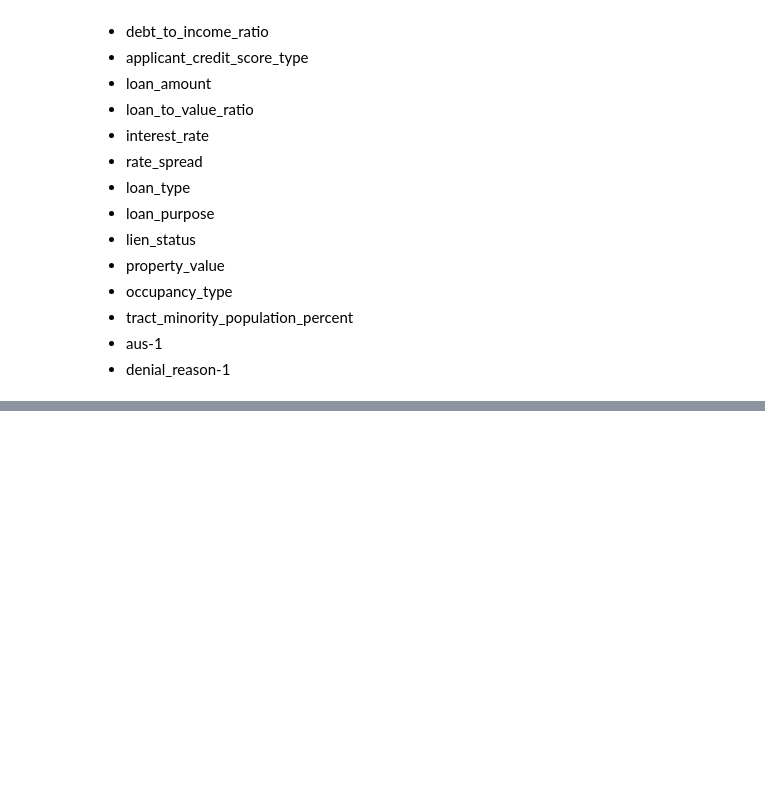
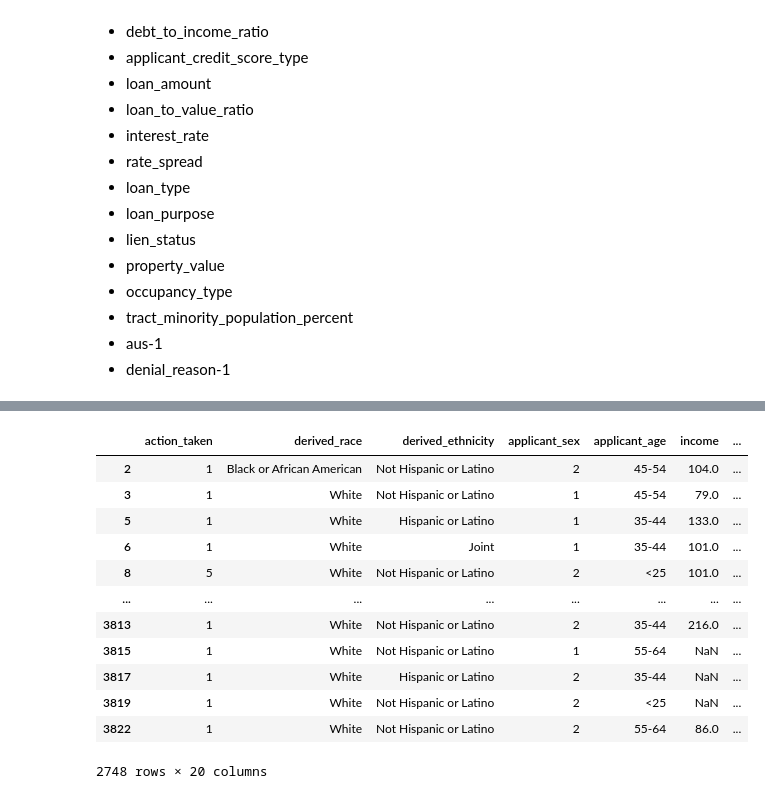
Before and after one commit to vzhang03/cmpu250-final-project, a Jupyter notebook: eda/dutchess_data_cleaning.ipynb, the cells around one changed output, grey strips where cells are left out. Saved outputs shown, nothing was run; the diff lists cells and outputs as text; code cells hidden in the pictures; blank space fills up the shorter version.

```diff
--- a/eda/dutchess_data_cleaning.ipynb
+++ b/eda/dutchess_data_cleaning.ipynb
@@ -49,0 +59,18 @@ nys_data.head()
+# %%
+dutchess_data = dutchess_data[dutchess_data['derived_race'] != 'Race Not Available']
+# %%
+dutchess_data
+# %% [output]
+|  | action_taken | derived_race | derived_ethnicity | applicant_sex | applicant_age | income | ... |
+| 2 | 1 | Black or African American | Not Hispanic or Latino | 2 | 45-54 | 104.0 | ... |
+| 3 | 1 | White | Not Hispanic or Latino | 1 | 45-54 | 79.0 | ... |
+| 5 | 1 | White | Hispanic or Latino | 1 | 35-44 | 133.0 | ... |
+| 6 | 1 | White | Joint | 1 | 35-44 | 101.0 | ... |
+| 8 | 5 | White | Not Hispanic or Latino | 2 | <25 | 101.0 | ... |
+| ... | ... | ... | ... | ... | ... | ... | ... |
+| 3813 | 1 | White | Not Hispanic or Latino | 2 | 35-44 | 216.0 | ... |
+| 3815 | 1 | White | Not Hispanic or Latino | 1 | 55-64 | NaN | ... |
+| 3817 | 1 | White | Hispanic or Latino | 2 | 35-44 | NaN | ... |
+| 3819 | 1 | White | Not Hispanic or Latino | 2 | <25 | NaN | ... |
+| 3822 | 1 | White | Not Hispanic or Latino | 2 | 55-64 | 86.0 | ... |
+2748 rows × 20 columns
```
Also changed, not shown: parts of 7 cells of this notebook.
